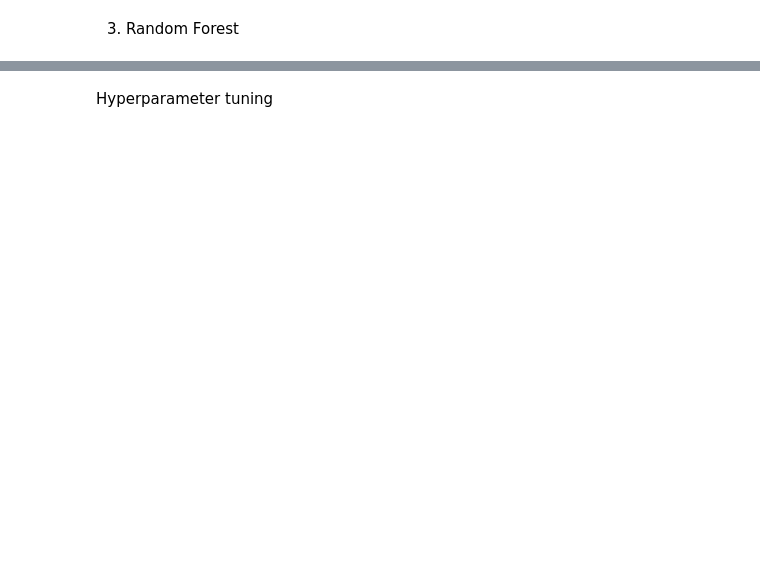
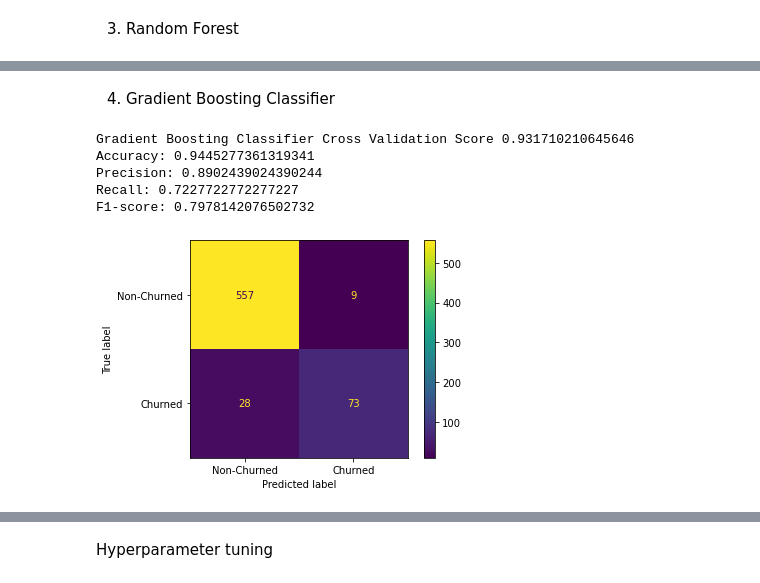
Before and after one commit to pauline-ndungu/SyriaTel-Customer-Churn-Prediction-Project, a Jupyter notebook: index.ipynb, the cells around one changed output, grey strips where cells are left out. Drawn from its saved outputs; the diff is of its cells as text; code cells hidden in the pictures; blank space fills up the shorter version.

```diff
--- a/index.ipynb
+++ b/index.ipynb
@@ -479,0 +631,6 @@ y_pred_3 = rf_model.predict(X_test_scaled)
+# %%
+# Create a Gradient Boosting Classifier
+gb_model = GradientBoostingClassifier(random_state=42)
+
+# Fit the model on the training data
+gb_model.fit(X_train_selected, y_train)
@@ -563,0 +704,14 @@ cv_rf
+# %% [markdown]
+4. Gradient Boosting Classifier
+# %%
+cv_gc = perform_cross_validation(X_train_scaled, y_train_resampled, model_type='gradient_boosting', n_estimators=100, max_depth=7)
+print("Gradient Boosting Classifier Cross Validation Score", cv_gc)
+
+evaluate_model(y_test, y_pred_4)
+# %% [output]
+Gradient Boosting Classifier Cross Validation Score 0.931710210645646
+Accuracy: 0.9445277361319341
+Precision: 0.8902439024390244
+Recall: 0.7227722772277227
+F1-score: 0.7978142076502732
+[figure, added]
```
Also changed, not shown: parts of 62 cells of this notebook.
